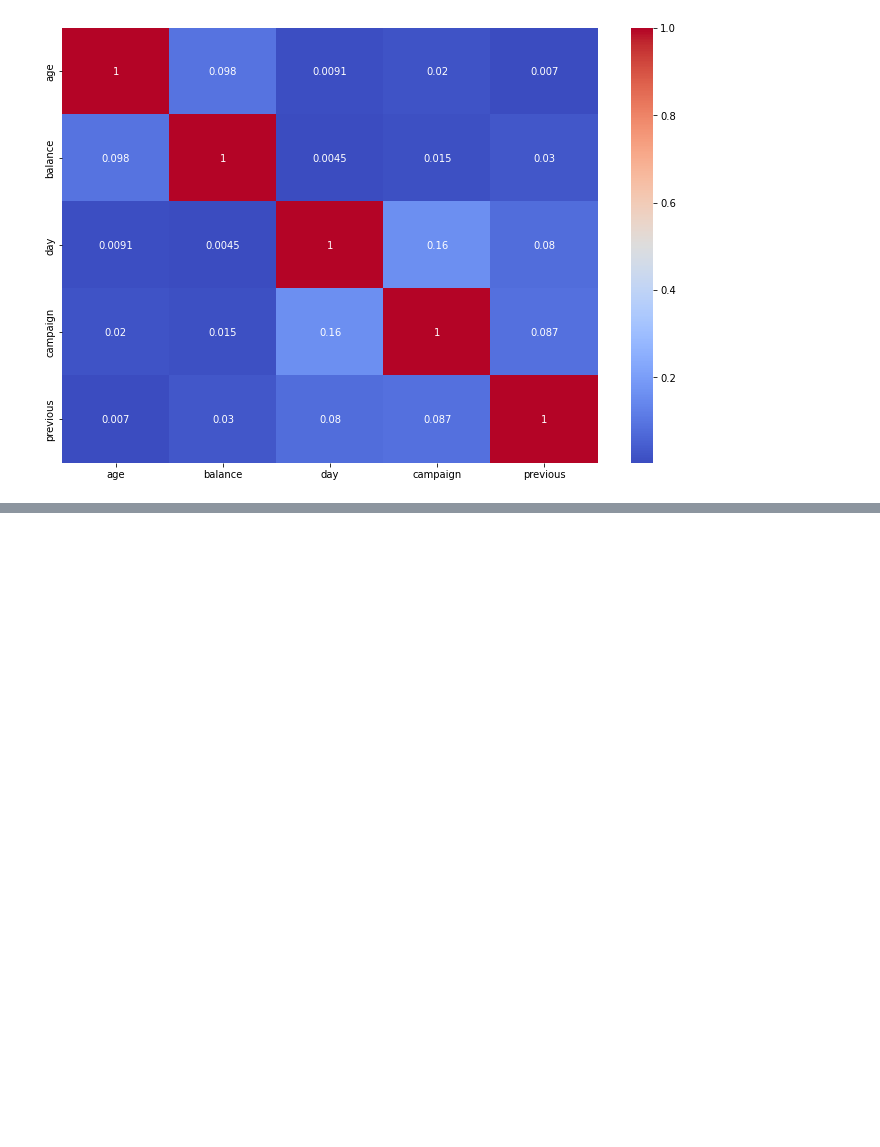
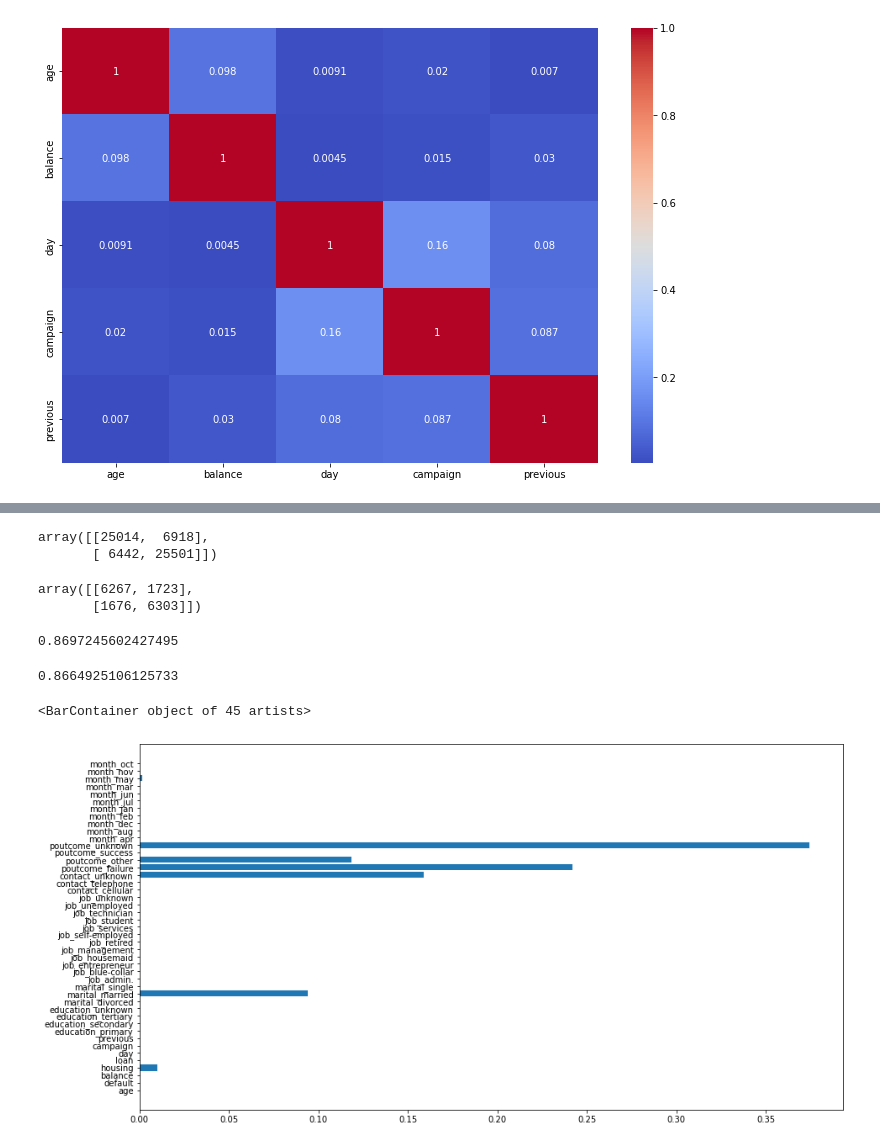
Before and after one commit to AnnayanB/SupervisedML_BankMarketingCampaigns, a Jupyter notebook: Bank_Marketing_Effectiveness_Prediction_Capstone_Project.ipynb, the cells around one changed output, grey strips where cells are left out. Saved outputs shown, nothing was run; the diff lists cells and outputs as text; code cells hidden in the pictures; blank space fills up the shorter version.

```diff
--- a/Bank_Marketing_Effectiveness_Prediction_Capstone_Project.ipynb
+++ b/Bank_Marketing_Effectiveness_Prediction_Capstone_Project.ipynb
@@ -453,0 +509,13 @@ sns.heatmap(abs(correlation), annot=True, cmap='coolwarm')
+# %%
+df1.drop('y',axis=1,inplace = True)
+# %%
+from imblearn.over_sampling import SMOTE
+
+smote = SMOTE()
+
+# fit predictor and target variable
+x_smote, y_smote = smote.fit_resample(df1.iloc[:,0:-1], df3['y'])
+
+print('Original dataset shape', len(df1))
+print('Resampled dataset shape', len(y_smote))
+print('Resampled dataset shape', len(x_smote))
@@ -453,0 +550,2 @@ sns.heatmap(abs(correlation), annot=True, cmap='coolwarm')
+# %%
+X_train, X_test, Y_train, Y_test = train_test_split(x_smote, y_smote, test_size = 0.2, random_state = 3)
@@ -453,0 +572,4 @@ sns.heatmap(abs(correlation), annot=True, cmap='coolwarm')
+# %%
+from sklearn.tree import DecisionTreeClassifier
+clf_model = DecisionTreeClassifier(criterion="gini", random_state=42,max_depth=3, min_samples_leaf=5)
+clf_model.fit(X_train,Y_train)
@@ -453,0 +613,10 @@ sns.heatmap(abs(correlation), annot=True, cmap='coolwarm')
+# %%
+train_cm
+# %% [output]
+array([[25014,  6918],
+       [ 6442, 25501]])
+# %%
+test_cm
+# %% [output]
+array([[6267, 1723],
+       [1676, 6303]])
@@ -453,0 +627,14 @@ sns.heatmap(abs(correlation), annot=True, cmap='coolwarm')
+# %%
+train_auc
+# %% [output]
+0.8697245602427495
+# %%
+test_auc
+# %% [output]
+0.8664925106125733
+# %%
+plt.figure(figsize=(15,8))
+plt.barh(X_train.columns, clf_model.feature_importances_)
+# %% [output]
+<BarContainer object of 45 artists>
+[figure, added]
```
Also changed, not shown: parts of 23 cells of this notebook.
